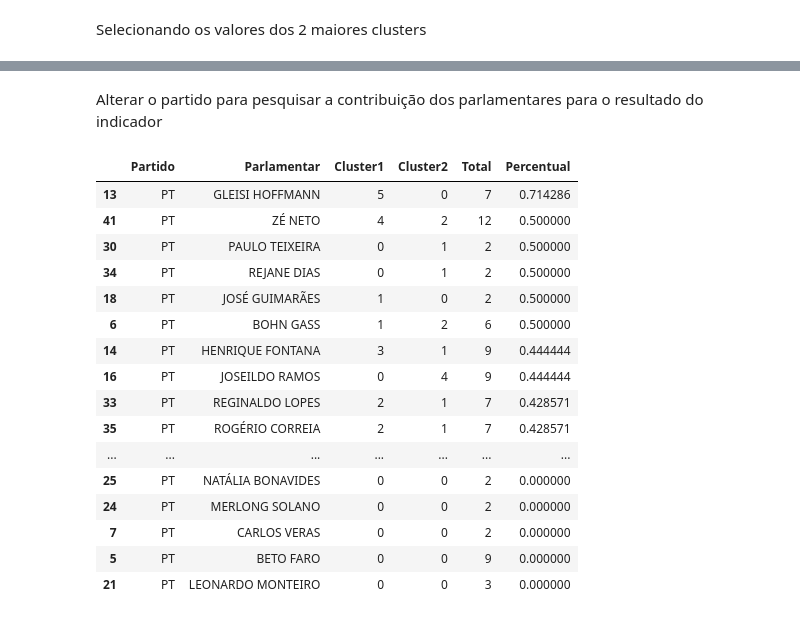
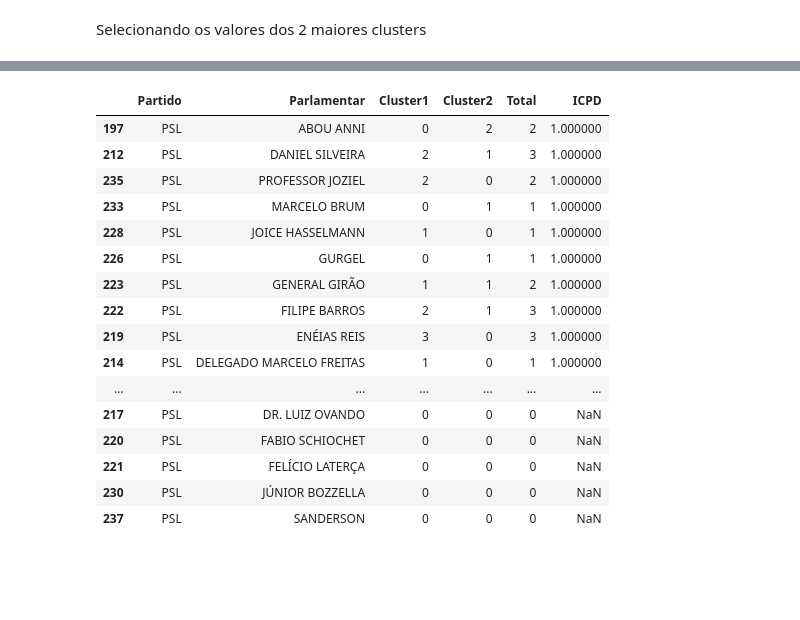
Before and after one commit to ricardopolato/coesaopartidaria, a Jupyter notebook: 1.3. Aplicação de métodos de agrupamento - discursos.ipynb, the cells around one changed output, grey strips where cells are left out. Cells and saved outputs as stored; diff of their text form; code cells hidden in the pictures; blank space fills up the shorter version.

```diff
--- a/1.3. Aplicação de métodos de agrupamento - discursos.ipynb
+++ b/1.3. Aplicação de métodos de agrupamento - discursos.ipynb
@@ -131,6 +141,7 @@ Fit 40 clusters
 # %% [markdown]
 Devido ao gráfico gerado pelo método de cotovelo não formar uma curva acentuada seguida por estabilidade no eixo y, optamos por utilizar a quantidade de partidos com representantes como o número de clusters (k)
 # %%
-k = len(partidos_com_representantes)
+#k = len(partidos_com_representantes)
+k = 10
 print("Atribuído", k, "clusters.")
 # %% [output]
@@ -166,9 +161,10 @@ Selecionando os valores dos 2 maiores clusters
 # %%
 labels = labels_kmeans
 
+df['NomeOrador'] = df['NomeOrador'].replace([' ASSIS CARVALHO (PRESIDENTE)'], ' ASSIS CARVALHO')
 clusters_parlamentar = pd.crosstab(df["NomeOrador"], labels)
 # removendo partidos com apenas 1 discurso
-clusters_parlamentar = clusters_parlamentar[clusters_parlamentar.sum(axis=1) > 1]
+#clusters_parlamentar = clusters_parlamentar[clusters_parlamentar.sum(axis=1) > 1]
 print(clusters_parlamentar.shape)
 p_partidos = []
 for p in clusters_parlamentar.index:
@@ -201,10 +196,11 @@ cluster1 = []
 vlrcluster1 = []
 cluster2 = []
 vlrcluster2 = []
+novo_score = []
 for i in lst:
     # se o partido tiver 5 ou mais discursos
     if(sum(i[1:]) >= 5):
-        # Selecionando os valores dos 3 maiores clusters
+        # Selecionando os valores dos 2 maiores clusters
         valores = heapq.nlargest(2,i[1:])
 
         # Selecionando o cluster pelos maiores valores
@@ -220,7 +216,6 @@ for i in lst:
         vlrcluster1.append(valores[0])
         cluster2.append(pos2)
         vlrcluster2.append(valores[1])
-
         partido.append(i[0])
         soma_2_k.append(sum(valores))
         soma_total.append(sum(i[1:]))
@@ -228,16 +223,26 @@ for i in lst:
         anos.append(ano)
         clusteres.append(klusters)
 
+        # cálculo do indicador
+        # (n*(t1+t2)-2*t)/(n*t-2*t)
+        n = k
+        t1 = valores[0]
+        t2 = valores[1]
+        t = sum(i[1:])
+        vl_score = (n*(t1+t2)-2*t)/(n*t-2*t)
+        novo_score.append(round(vl_score,2))
 df_score_clusters = pd.DataFrame()
 df_score_clusters['Ano'] = anos
 df_score_clusters['Partido'] = partido
 df_score_clusters['soma_2_clusters'] = soma_2_k
 df_score_clusters['soma_total'] = soma_total
-df_score_clusters['Score_GE'] = score
+df_score_clusters['Percentual'] = score
+df_score_clusters['Score_GE'] = novo_score
 #df_score_clusters['Clusteres'] = clusteres
 df_score_clusters['Cluster1'] = cluster1
 df_score_clusters['VlrCluster1'] = vlrcluster1
 df_score_clusters['Cluster2'] = cluster2
 df_score_clusters['VlrCluster2'] = vlrcluster2
+df_score_clusters['ScoreClusterUnico'] = df_score_clusters['VlrCluster1']/df_score_clusters['soma_total']
 df_score_clusters
 # %% [output]
@@ -291,7 +305,7 @@ df_deputado_k['Cluster1'] = cluster1
 df_deputado_k['Cluster2'] = cluster2
 df_deputado_k['Total'] = total_d
 
-df_deputado_k['Percentual'] = (df_deputado_k['Cluster1'] + df_deputado_k['Cluster2']) / df_deputado_k['Total']
+df_deputado_k['ICPD'] = (df_deputado_k['Cluster1'] + df_deputado_k['Cluster2']) / df_deputado_k['Total']
 df_deputado_k.head()
 # %% [output]
 A value is trying to be set on a copy of a slice from a DataFrame
@@ -336,24 +352,22 @@ PSD
 ... (26 outputs left out)
-# %% [markdown]
-Alterar o partido para pesquisar a contribuição dos parlamentares para o resultado do indicador
 # %%
-partido = "PT"
-df_deputado_k.query('Partido=="'+partido+'"').sort_values(['Percentual'], ascending=False)
+p = "PSL"
+df_deputado_k.query("Partido in ['"+p+"']").sort_values(['ICPD'], ascending = False)
 # %% [output]
-|  | Partido | Parlamentar | Cluster1 | Cluster2 | Total | Percentual |
-| 13 | PT | GLEISI HOFFMANN | 5 | 0 | 7 | 0.714286 |
-| 41 | PT | ZÉ NETO | 4 | 2 | 12 | 0.500000 |
-| 30 | PT | PAULO TEIXEIRA | 0 | 1 | 2 | 0.500000 |
-| 34 | PT | REJANE DIAS | 0 | 1 | 2 | 0.500000 |
-| 18 | PT | JOSÉ GUIMARÃES | 1 | 0 | 2 | 0.500000 |
-| 6 | PT | BOHN GASS | 1 | 2 | 6 | 0.500000 |
-| 14 | PT | HENRIQUE FONTANA | 3 | 1 | 9 | 0.444444 |
-| 16 | PT | JOSEILDO RAMOS | 0 | 4 | 9 | 0.444444 |
-| 33 | PT | REGINALDO LOPES | 2 | 1 | 7 | 0.428571 |
-| 35 | PT | ROGÉRIO CORREIA | 2 | 1 | 7 | 0.428571 |
+|  | Partido | Parlamentar | Cluster1 | Cluster2 | Total | ICPD |
+| 197 | PSL | ABOU ANNI | 0 | 2 | 2 | 1.000000 |
+| 212 | PSL | DANIEL SILVEIRA | 2 | 1 | 3 | 1.000000 |
+| 235 | PSL | PROFESSOR JOZIEL | 2 | 0 | 2 | 1.000000 |
+| 233 | PSL | MARCELO BRUM | 0 | 1 | 1 | 1.000000 |
+| 228 | PSL | JOICE HASSELMANN | 1 | 0 | 1 | 1.000000 |
+| 226 | PSL | GURGEL | 0 | 1 | 1 | 1.000000 |
+| 223 | PSL | GENERAL GIRÃO | 1 | 1 | 2 | 1.000000 |
+| 222 | PSL | FILIPE BARROS | 2 | 1 | 3 | 1.000000 |
+| 219 | PSL | ENÉIAS REIS | 3 | 0 | 3 | 1.000000 |
+| 214 | PSL | DELEGADO MARCELO FREITAS | 1 | 0 | 1 | 1.000000 |
 | ... | ... | ... | ... | ... | ... | ... |
-| 25 | PT | NATÁLIA BONAVIDES | 0 | 0 | 2 | 0.000000 |
-| 24 | PT | MERLONG SOLANO | 0 | 0 | 2 | 0.000000 |
-| 7 | PT | CARLOS VERAS | 0 | 0 | 2 | 0.000000 |
-| 5 | PT | BETO FARO | 0 | 0 | 9 | 0.000000 |
-| 21 | PT | LEONARDO MONTEIRO | 0 | 0 | 3 | 0.000000 |
+| 217 | PSL | DR. LUIZ OVANDO | 0 | 0 | 0 | NaN |
+| 220 | PSL | FABIO SCHIOCHET | 0 | 0 | 0 | NaN |
+| 221 | PSL | FELÍCIO LATERÇA | 0 | 0 | 0 | NaN |
+| 230 | PSL | JÚNIOR BOZZELLA | 0 | 0 | 0 | NaN |
+| 237 | PSL | SANDERSON | 0 | 0 | 0 | NaN |
```
Also changed, not shown: parts of 15 cells of this notebook, 1 other file.
